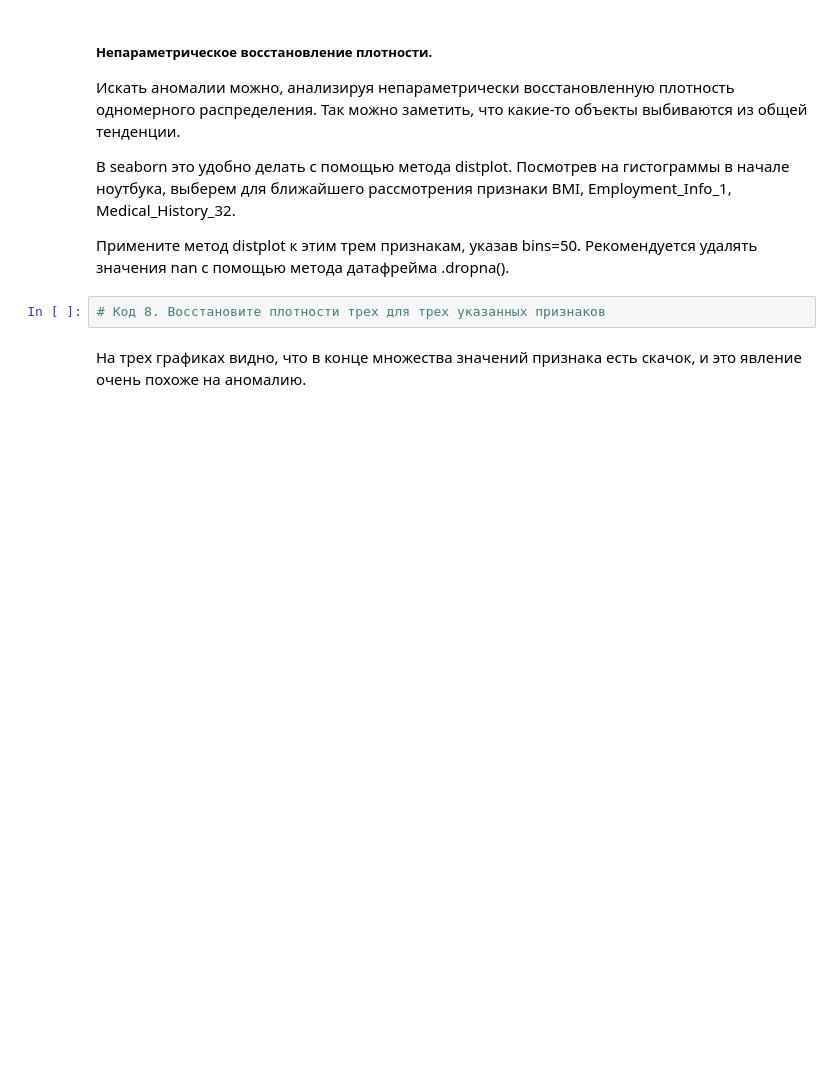
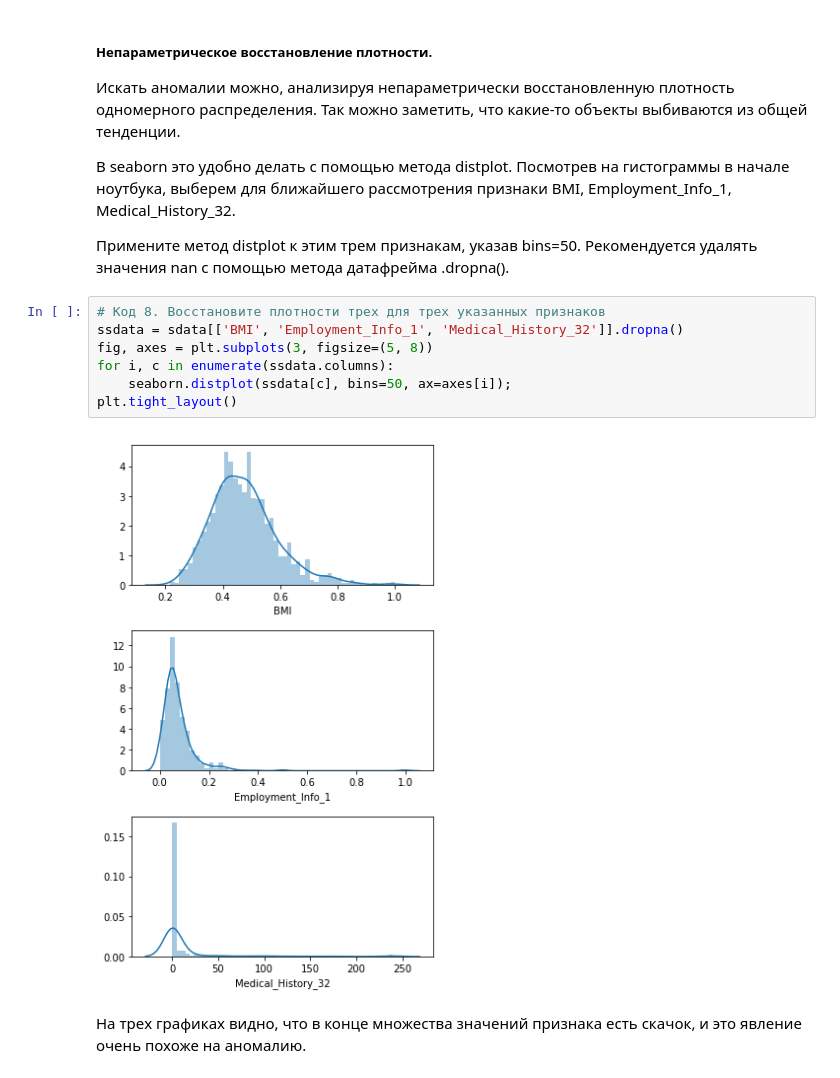
Before and after one commit to kcostya/mipt, a Jupyter notebook: unsupervised-learning/week-3/VisualizationPeerReview.ipynb, the cells around one changed output. Drawn from its saved outputs; the diff is of its cells as text; blank space fills up the shorter version.

```diff
--- a/unsupervised-learning/week-3/VisualizationPeerReview.ipynb
+++ b/unsupervised-learning/week-3/VisualizationPeerReview.ipynb
@@ -367,8 +386,15 @@ labels = svm_.predict(sdata[person_features])
 В seaborn это удобно делать с помощью метода distplot. Посмотрев на гистограммы в начале ноутбука, выберем для ближайшего рассмотрения признаки BMI, Employment_Info_1, Medical_History_32.
 
 Примените метод distplot к этим трем признакам, указав bins=50. Рекомендуется удалять значения nan с помощью метода датафрейма .dropna().
-# %%
-# Код 8. Восстановите плотности трех для трех указанных признаков
+# %%
+# Код 8. Восстановите плотности трех для трех указанных признаков
+ssdata = sdata[['BMI', 'Employment_Info_1', 'Medical_History_32']].dropna()
+fig, axes = plt.subplots(3, figsize=(5, 8))
+for i, c in enumerate(ssdata.columns):
+    seaborn.distplot(ssdata[c], bins=50, ax=axes[i]);
+plt.tight_layout()
+# %% [output]
+[figure, added]
 # %% [markdown]
 На трех графиках видно, что в конце множества значений признака есть скачок, и это явление очень похоже на аномалию.
 # %% [markdown]
```
Also changed, not shown: parts of 3 cells of this notebook.
